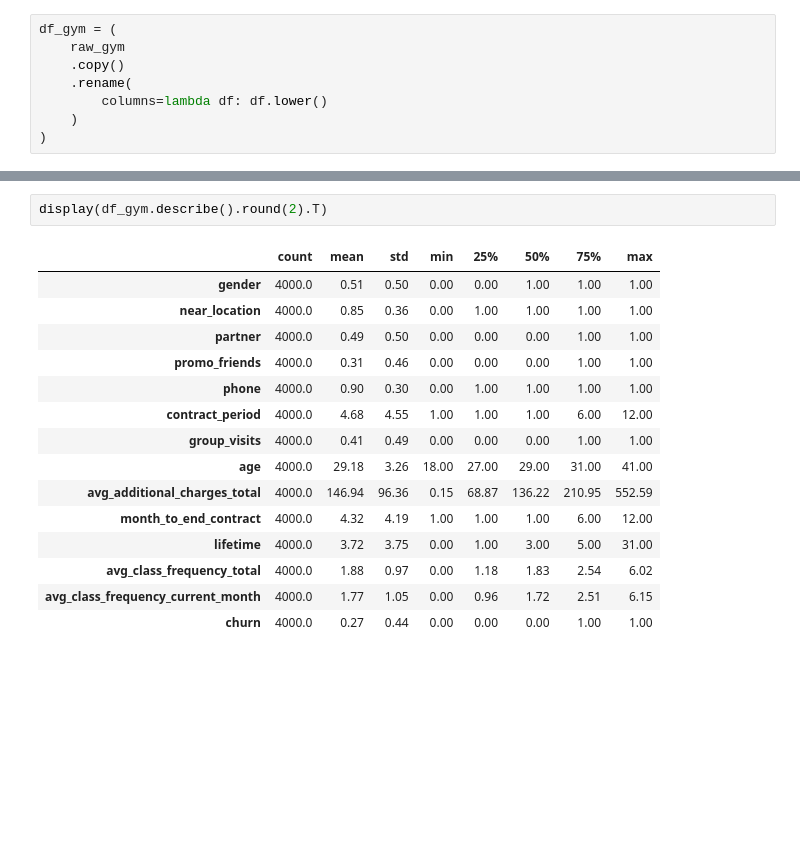
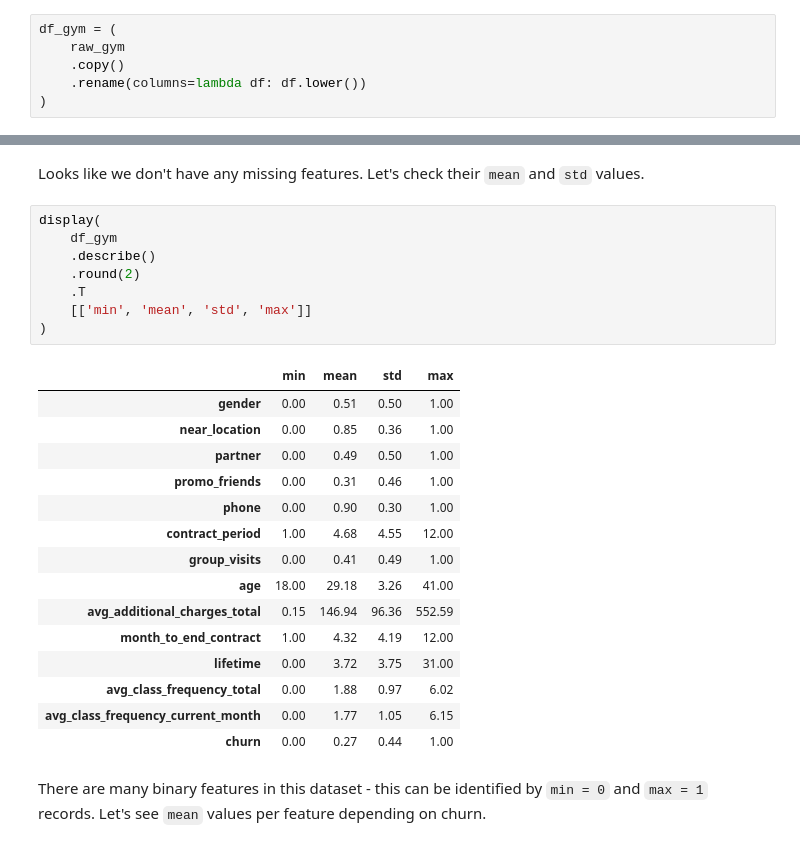
Before and after one commit to mskhmelik/prj_data_science_gym, a Jupyter notebook: prj_data_science_gym.ipynb, the cells around one changed output, grey strips where cells are left out. Cells and saved outputs as stored; diff of their text form; blank space fills up the shorter version.

```diff
--- a/prj_data_science_gym.ipynb
+++ b/prj_data_science_gym.ipynb
@@ -65,9 +98,7 @@ Let's make this dataset look nice with proper names.
 df_gym = (
     raw_gym
     .copy()
-    .rename(
-        columns=lambda df: df.lower()
-    )
+    .rename(columns=lambda df: df.lower())
 )
 # %% [markdown]
 # Exploratory data analysis
@@ -81,20 +132,30 @@ Let's check what we have inside:
+# %% [markdown]
+Looks like we don't have any missing features. Let's check their `mean` and `std` values.
 # %%
-display(df_gym.describe().round(2).T)
+display(
+    df_gym
+    .describe()
+    .round(2)
+    .T
+    [['min', 'mean', 'std', 'max']]
+)
 # %% [output]
-|  | count | mean | std | min | 25% | 50% | 75% | max |
-| gender | 4000.0 | 0.51 | 0.50 | 0.00 | 0.00 | 1.00 | 1.00 | 1.00 |
-| near_location | 4000.0 | 0.85 | 0.36 | 0.00 | 1.00 | 1.00 | 1.00 | 1.00 |
-| partner | 4000.0 | 0.49 | 0.50 | 0.00 | 0.00 | 0.00 | 1.00 | 1.00 |
-| promo_friends | 4000.0 | 0.31 | 0.46 | 0.00 | 0.00 | 0.00 | 1.00 | 1.00 |
-| phone | 4000.0 | 0.90 | 0.30 | 0.00 | 1.00 | 1.00 | 1.00 | 1.00 |
-| contract_period | 4000.0 | 4.68 | 4.55 | 1.00 | 1.00 | 1.00 | 6.00 | 12.00 |
-| group_visits | 4000.0 | 0.41 | 0.49 | 0.00 | 0.00 | 0.00 | 1.00 | 1.00 |
-| age | 4000.0 | 29.18 | 3.26 | 18.00 | 27.00 | 29.00 | 31.00 | 41.00 |
-| avg_additional_charges_total | 4000.0 | 146.94 | 96.36 | 0.15 | 68.87 | 136.22 | 210.95 | 552.59 |
-| month_to_end_contract | 4000.0 | 4.32 | 4.19 | 1.00 | 1.00 | 1.00 | 6.00 | 12.00 |
-| lifetime | 4000.0 | 3.72 | 3.75 | 0.00 | 1.00 | 3.00 | 5.00 | 31.00 |
-| avg_class_frequency_total | 4000.0 | 1.88 | 0.97 | 0.00 | 1.18 | 1.83 | 2.54 | 6.02 |
-| avg_class_frequency_current_month | 4000.0 | 1.77 | 1.05 | 0.00 | 0.96 | 1.72 | 2.51 | 6.15 |
-| churn | 4000.0 | 0.27 | 0.44 | 0.00 | 0.00 | 0.00 | 1.00 | 1.00 |
+|  | min | mean | std | max |
+| gender | 0.00 | 0.51 | 0.50 | 1.00 |
+| near_location | 0.00 | 0.85 | 0.36 | 1.00 |
+| partner | 0.00 | 0.49 | 0.50 | 1.00 |
+| promo_friends | 0.00 | 0.31 | 0.46 | 1.00 |
+| phone | 0.00 | 0.90 | 0.30 | 1.00 |
+| contract_period | 1.00 | 4.68 | 4.55 | 12.00 |
+| group_visits | 0.00 | 0.41 | 0.49 | 1.00 |
+| age | 18.00 | 29.18 | 3.26 | 41.00 |
+| avg_additional_charges_total | 0.15 | 146.94 | 96.36 | 552.59 |
+| month_to_end_contract | 1.00 | 4.32 | 4.19 | 12.00 |
+| lifetime | 0.00 | 3.72 | 3.75 | 31.00 |
+| avg_class_frequency_total | 0.00 | 1.88 | 0.97 | 6.02 |
+| avg_class_frequency_current_month | 0.00 | 1.77 | 1.05 | 6.15 |
+| churn | 0.00 | 0.27 | 0.44 | 1.00 |
+# %% [markdown]
+There are many binary features in this dataset - this can be identified by `min = 0` and `max = 1` records. Let's see `mean` values per feature depending on churn.
 # %%
 display(
```
Also changed, not shown: parts of 10 cells of this notebook.
